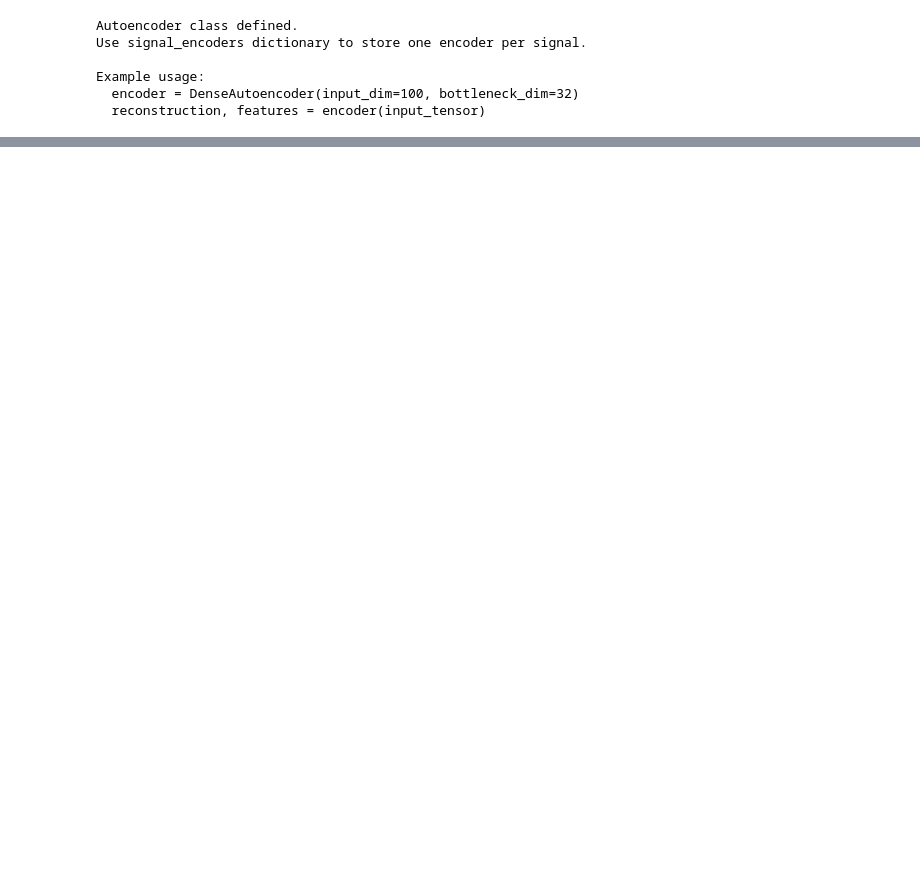
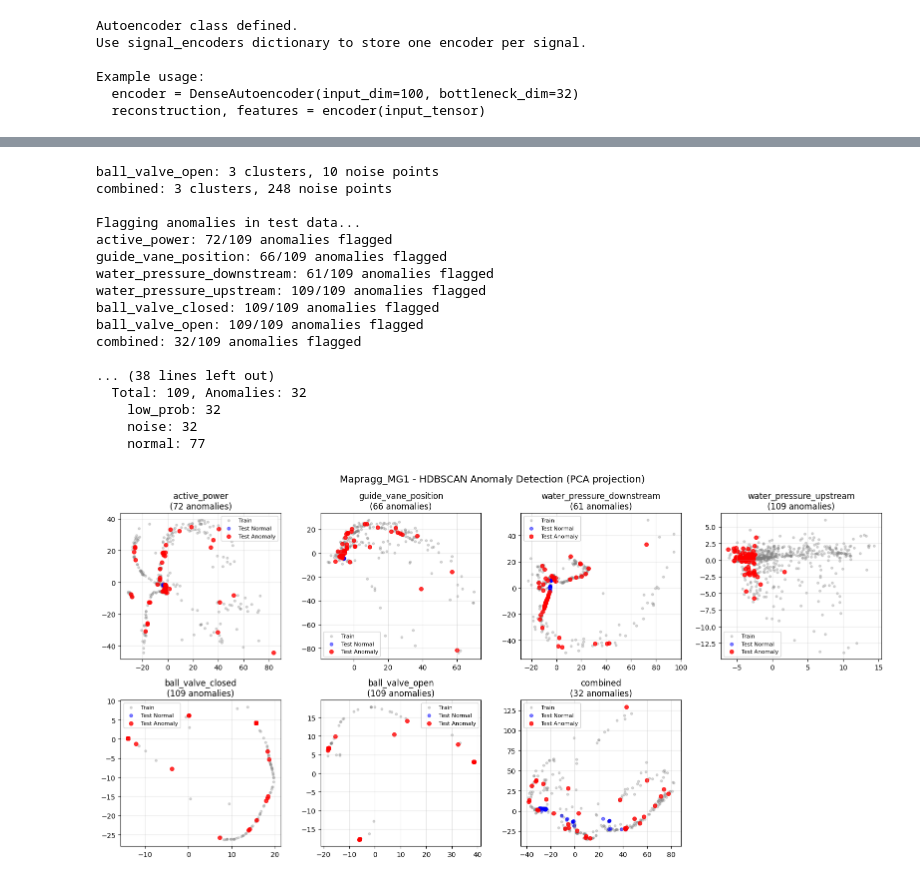
Before and after one commit to MatasJones/ML4PM_FINAL, a Jupyter notebook: multi_parquet_ksl_signal_analysis.ipynb, the cells around one changed output, grey strips where cells are left out. Drawn from its saved outputs; the diff is of its cells as text; code cells hidden in the pictures; blank space fills up the shorter version.

```diff
--- a/multi_parquet_ksl_signal_analysis.ipynb
+++ b/multi_parquet_ksl_signal_analysis.ipynb
@@ -2463,0 +2928,61 @@ ball_valve_open: Mean=0.0085, Std=0.0891, Min=0.0001, Max=1.5968, Median=0.0001
+# %%
+# Run HDBSCAN anomaly detection
+# (Assumes models, scalers already trained from previous cell)
+
+# Extract latent representations
+print("Extracting latent space...")
+latent_train = extract_latent(models, scalers, results[train_key])
+latent_test = extract_latent(models, scalers, results[test_key])
+
+# Fit HDBSCAN on training data
+print("\nFitting HDBSCAN on training latent space...")
+clusterers = fit_hdbscan(latent_train, min_cluster_ratio=0.1)
+
+# Flag anomalies in test data
+print("\nFlagging anomalies in test data...")
+flags = flag_anomalies(clusterers, latent_train, latent_test, prob_threshold=0.1, small_cluster_threshold=0.05)
+
+# Summary
+summarize_anomalies(flags)
+
+# Visualization
+from sklearn.decomposition import PCA
+import matplotlib.pyplot as plt
+
+fig, axes = plt.subplots(2, 4, figsize=(16, 8))
+axes = axes.flatten()
+
+for i, key in enumerate(flags.keys()):
+    if i >= len(axes): break
+    ax = axes[i]
+
+    # Get latent space
+    if key == 'combined':
+        Z_train = np.hstack([latent_train[s] for s in sorted(latent_train.keys())])
+        Z_test = np.hstack([latent_test[s] for s in sorted(latent_test.keys())])
+    else:
+        Z_train, Z_test = latent_train[key], latent_test[key]
+
+    # PCA for visualization
+    pca = PCA(n_components=2)
+    Z_all = np.vstack([Z_train, Z_test])
+    Z_2d = pca.fit_transform(Z_all)
+    Z_train_2d, Z_test_2d = Z_2d[:len(Z_train)], Z_2d[len(Z_train):]
+
+    # Plot
+    ax.scatter(Z_train_2d[:, 0], Z_train_2d[:, 1], c='gray', alpha=0.3, s=10, label='Train')
+    ax.scatter(Z_test_2d[~flags[key]['is_anomaly'], 0], Z_test_2d[~flags[key]['is_anomaly'], 1],
+               c='blue', alpha=0.5, s=20, label='Test Normal')
+    ax.scatter(Z_test_2d[flags[key]['is_anomaly'], 0], Z_test_2d[flags[key]['is_anomaly'], 1],
+               c='red', alpha=0.8, s=30, label='Test Anomaly')
+    ax.set_title(f"{key}\n({flags[key]['n_anomalies']} anomalies)")
+    ax.legend(fontsize=8)
+    ax.grid(True, alpha=0.3)
+
+for i in range(len(flags), len(axes)):
+    axes[i].axis('off')
+
+plt.suptitle(f'{ASSET_BASE} - HDBSCAN Anomaly Detection (PCA projection)', fontsize=14)
+plt.tight_layout()
+plt.show()
+# %% [output]
@@ -2463,0 +2997,18 @@ ball_valve_open: Mean=0.0085, Std=0.0891, Min=0.0001, Max=1.5968, Median=0.0001
+ball_valve_open: 3 clusters, 10 noise points
+combined: 3 clusters, 248 noise points
+
+Flagging anomalies in test data...
+active_power: 72/109 anomalies flagged
+guide_vane_position: 66/109 anomalies flagged
+water_pressure_downstream: 61/109 anomalies flagged
+water_pressure_upstream: 109/109 anomalies flagged
+ball_valve_closed: 109/109 anomalies flagged
+ball_valve_open: 109/109 anomalies flagged
+combined: 32/109 anomalies flagged
+
+... (38 lines left out)
+  Total: 109, Anomalies: 32
+    low_prob: 32
+    noise: 32
+    normal: 77
+[figure, added]
```
Also changed, not shown: parts of 22 cells of this notebook, 3 other files.
